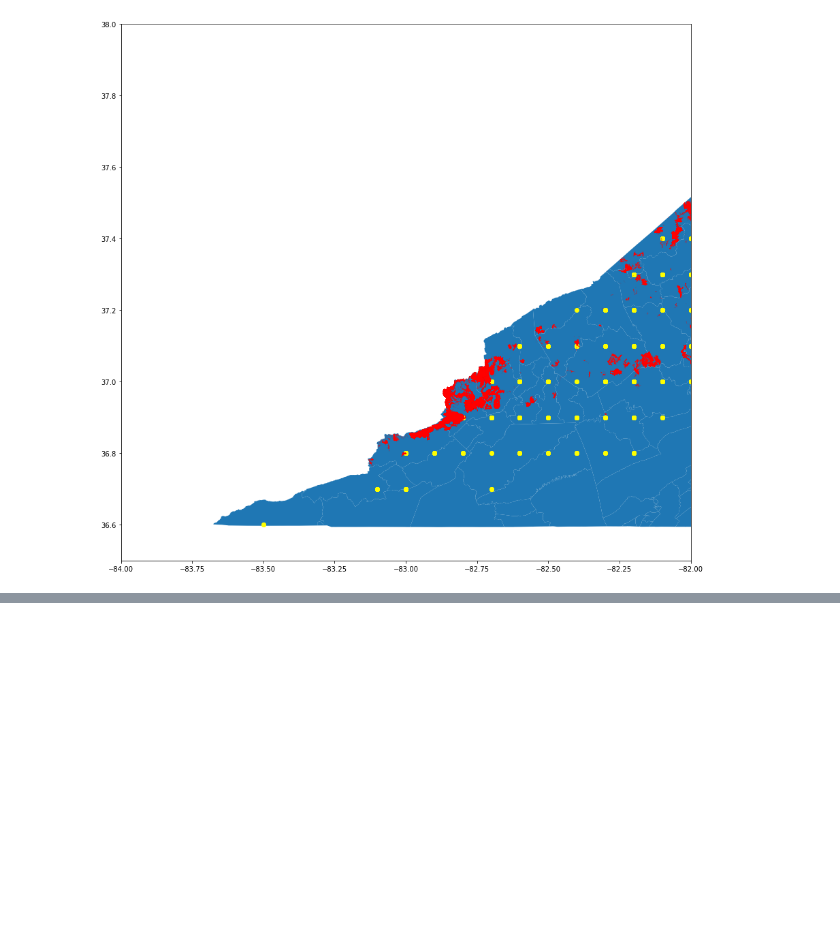
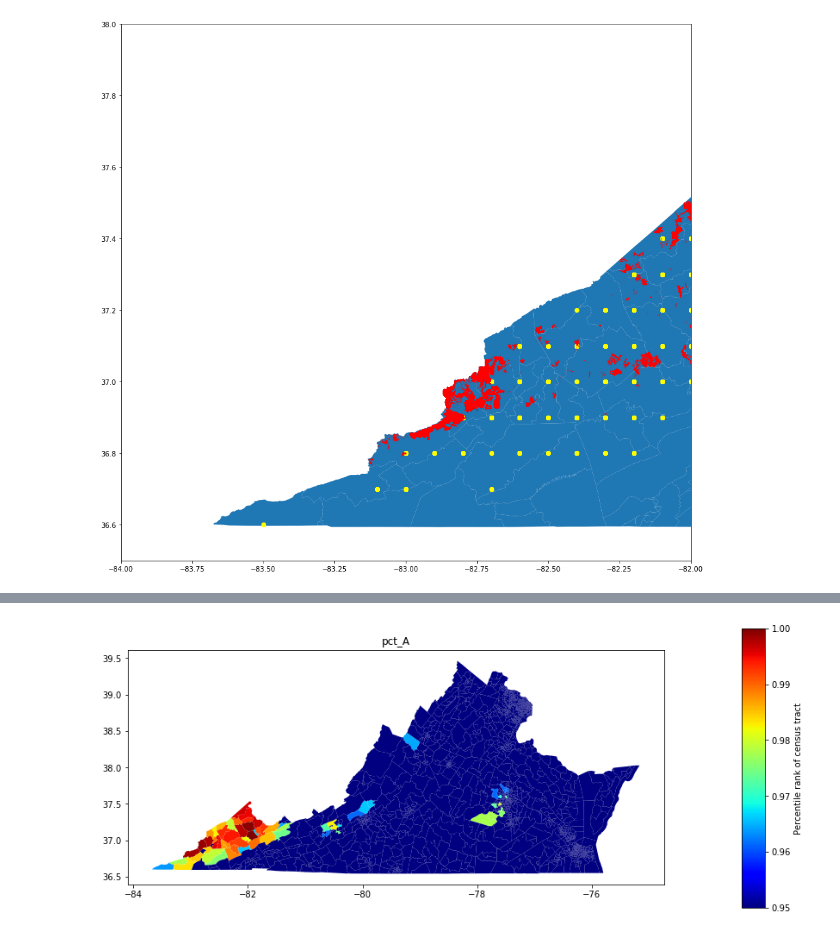
Before and after one commit to margaretmccall/mapping-for-environmental-justice, a Jupyter notebook: mining_analysis.ipynb, the cells around one changed output, grey strips where cells are left out. Drawn from its saved outputs; the diff is of its cells as text; code cells hidden in the pictures; blank space fills up the shorter version.

```diff
--- a/mining_analysis.ipynb
+++ b/mining_analysis.ipynb
@@ -453,4 +412,0 @@ impact.score = impact.score.map(map_weight)
-# %%
-#Counting category A as 2, B as 1, C as 0
-map_weight2 = {'A':2, 'B':1, 'C':0}
-impact['score_num'] = impact.score.map(map_weight2)
@@ -465,4 +412,0 @@ impact_sum = gpd.GeoDataFrame(impact_sum, crs=va.crs)
-# %%
-fig, ax = plt.subplots(1,1,figsize=(15,15))
-va.plot(ax=ax, color='none', edgecolor='gray')
-impact_sum.plot(ax=ax, cmap='jet',column='score_num')
@@ -471,0 +444,36 @@ impact_sum.plot(ax=ax, cmap='jet',column='score_num')
+# %%
+#Counting category A as 2, B as 1, C as 0
+map_weight2 = {'A':2, 'B':1, 'C':0}
+impact['score_num'] = impact.score_letter.map(map_weight2)
+
+#Getting total score by GEOID
+impact_sum = impact.groupby('GEOID').sum().reset_index()
+
+#Bringing in census tract GEOIDs
+impact_sum = impact_sum.merge(va[['GEOID','geometry']], on='GEOID', how='left')
+impact_sum = gpd.GeoDataFrame(impact_sum, crs=va.crs)
+# %%
+#And the reverse--Adding to VA data table
+va['impact_A'] = va['GEOID'].map(impact_sum[['GEOID','score_num']].set_index('GEOID').to_dict()['score_num']).fillna(0)
+va['pct_A'] = va.impact_A.rank(pct=True)
+# %%
+fig, axs = plt.subplots(1,1,figsize=(15,5))
+col = 'pct_A'
+
+#Getting the minimum non-zero percentile value to plot, to not wash out the results
+#since most census tracts don't have an impact from mining as modeled
+L = list(va[col].sort_values())
+nonzeromin = L[next(i for i,v in enumerate(L) if v > va[col].min())]
+nonzeromin = .95 #want to be consistent between plots
+va.plot(ax=axs, cmap='jet', column=col, vmin=nonzeromin, vmax=va[col].max())
+axs.set_title(col)
+
+im1 = ax.imshow(np.random.random((10,10)), vmin=nonzeromin, cmap="jet", vmax=va[col].max())
+fig.subplots_adjust(right=0.85)
+cbar_ax1 = fig.add_axes([0.86, 0.05, 0.025, 0.9])
+c1 = fig.colorbar(im1, cax=cbar_ax1)
+c1.ax.set_ylabel('Percentile rank of census tract')
+ax.clear()
+plt.savefig(col+'.png')
+# %% [output]
+[figure, added]
```
Also changed, not shown: parts of 57 cells of this notebook.
